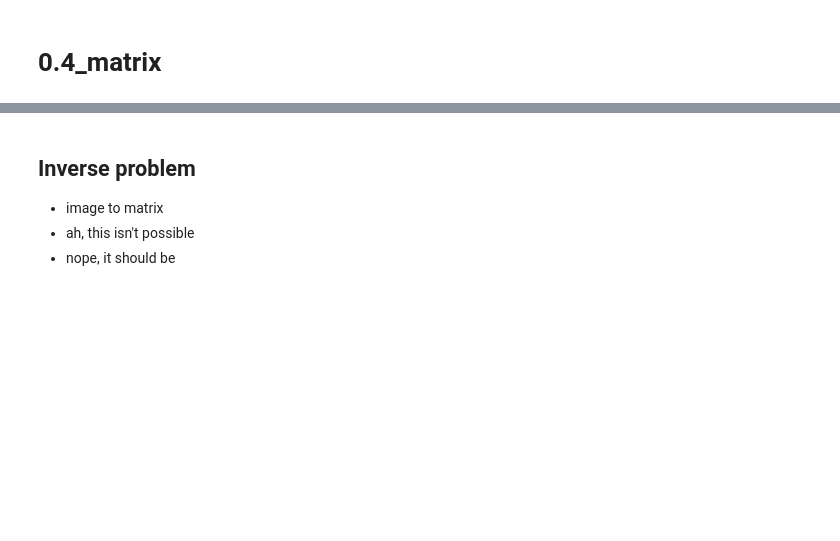
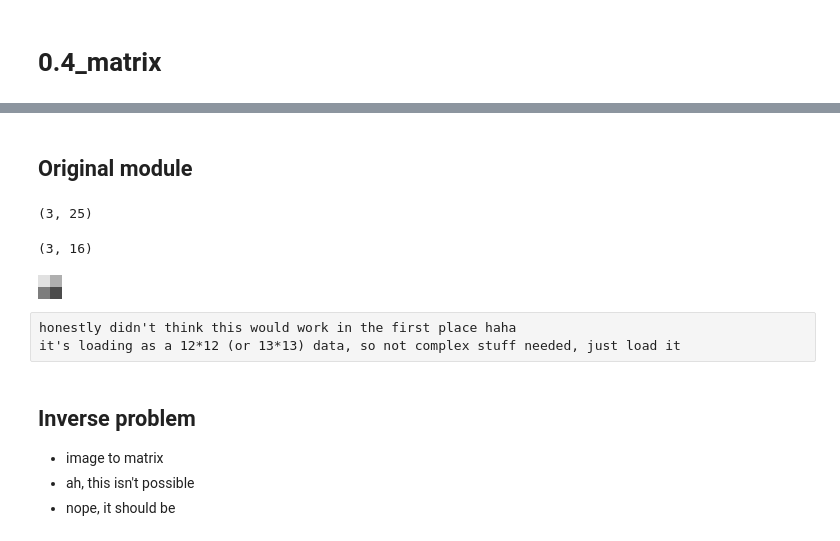
Before and after one commit to banbiossa/coding-the-matrix, a Jupyter notebook: notebooks/0.4_matrix.ipynb, the cells around one changed output, grey strips where cells are left out. Cells and saved outputs as stored; diff of their text form; code cells hidden in the pictures; blank space fills up the shorter version.

```diff
--- a/notebooks/0.4_matrix.ipynb
+++ b/notebooks/0.4_matrix.ipynb
@@ -41,3 +37,22 @@ The blackcellmagic extension is already loaded. To reload it, use:
+# %% [markdown]
+## Original module
+# %%
+org_loc, org_col = file2mat('image.png')
+# %%
+org_loc.shape
+# %% [output]
+(3, 25)
+# %%
+org_col.shape
+# %% [output]
+(3, 16)
+# %%
+mat2im(org_col, org_loc)
+# %% [output]
+[figure, added]
+# %% [raw]
+honestly didn't think this would work in the first place haha
+it's loading as a 12*12 (or 13*13) data, so not complex stuff needed, just load it
 # %% [markdown]
 ## Inverse problem
 - image to matrix
```
Also changed, not shown: parts of 13 cells of this notebook, 8 other files.
